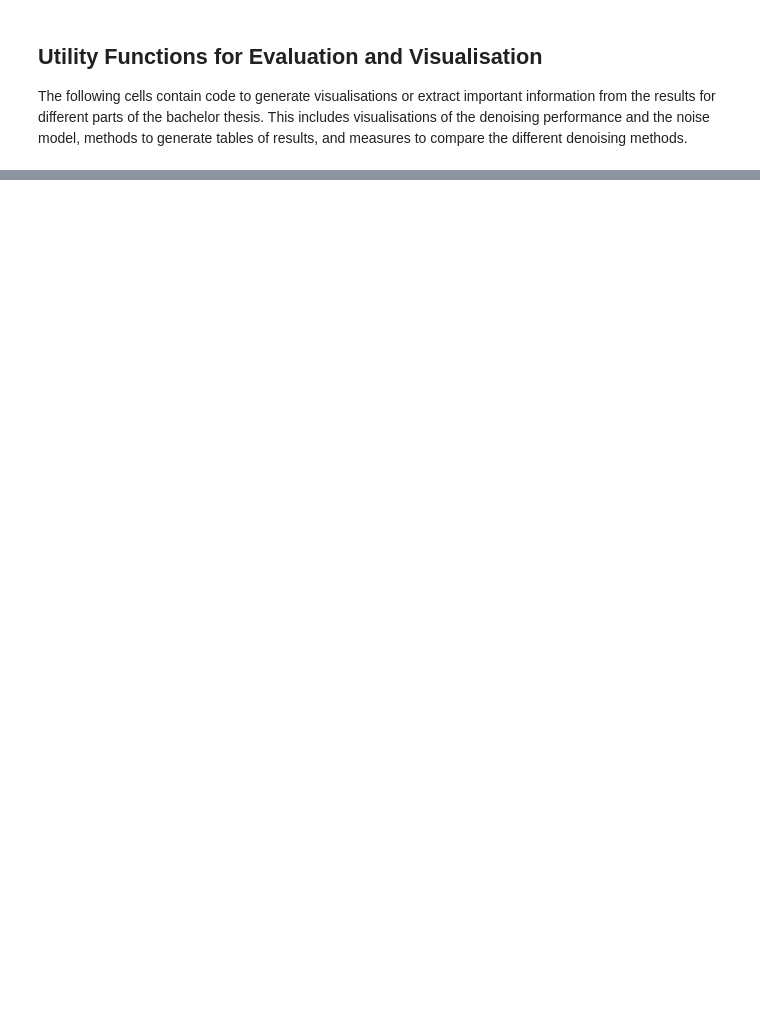
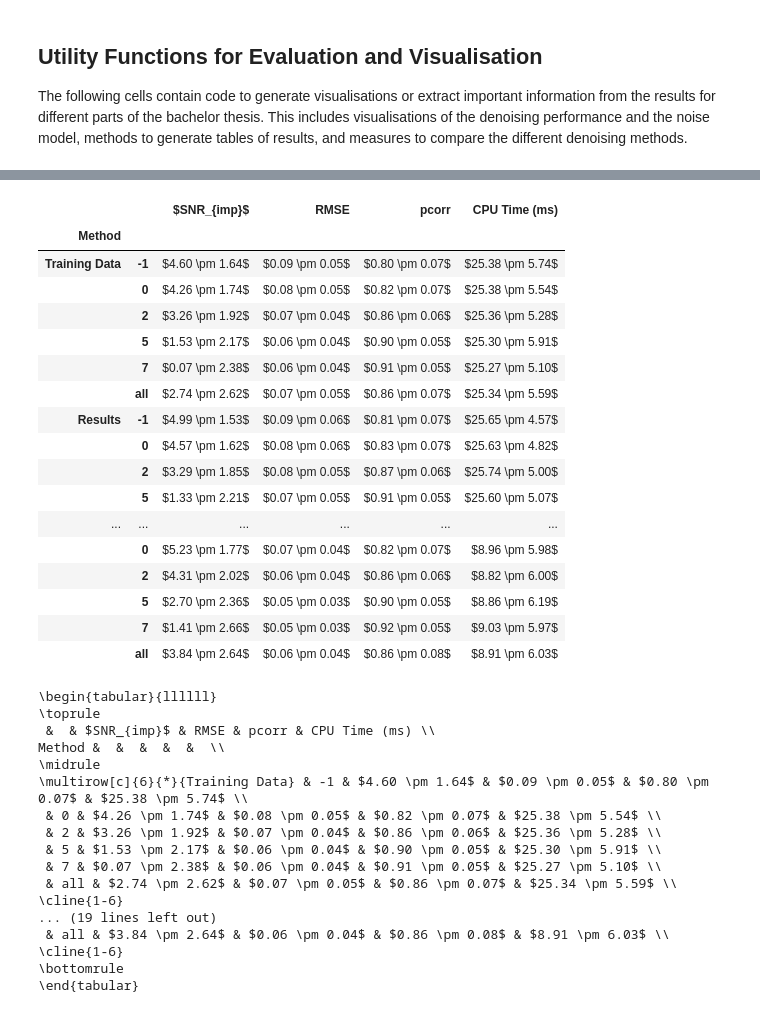
Before and after one commit to jonasburian/Bachelor-Thesis-Project, a Jupyter notebook: project.ipynb, the cells around one changed output, grey strips where cells are left out. Drawn from its saved outputs; the diff is of its cells as text; code cells hidden in the pictures; blank space fills up the shorter version.

```diff
--- a/project.ipynb
+++ b/project.ipynb
@@ -1430,37 +1536,73 @@ with open(filename) as json_file:
 # For the last experiment only the pcorr and RMSE are displayed.
 
 # The path to the respective results file
-filename = 'results/3/complete/results.json'
+filename = 'results/0/results.json'
 results = json.load(open(filename))
 
 # The respective target_snr values from the config of the results file that should appear in the table
-target_snr_print = ['ECG Noise', 'ECG Predicted']
+# target_snr_print = ['ECG Noise', 'ECG Predicted']
 # target_snr_print = ['all']
-# target_snr_print = ['-1', '0', '2', '5', '7', 'all']
+target_snr_print = ['-1', '0', '2', '5', '7', 'all']
 
 last_exp = target_snr_print == ['ECG Noise', 'ECG Predicted']
 
 header = [[method, scope]  for method in results.keys() for scope in target_snr_print]
 column_names = pd.DataFrame(header, columns=['Method', ''])
 
 rows = [[], [], [], []]
 for method, scope in header:
         rows[0].append(f"${results[method][scope]['snr_imp']['mean']:.2f} \pm {results[method][scope]['snr_imp']['sd']:.2f}$")
         rows[1].append(f"${results[method][scope]['rmse']['mean']:.2f} \pm {results[method][scope]['rmse']['sd']:.2f}$")
         rows[2].append(f"${results[method][scope]['pcorr']['mean']:.2f} \pm {results[method][scope]['pcorr']['sd']:.2f}$")
         rows[3].append(f"${results[method][scope]['cpu_time']['mean']*1000:.2f} \pm {results[method][scope]['cpu_time']['sd']*1000:.2f}$")
 
 if last_exp:
         rows = rows[1:3]
 
 columns = pd.MultiIndex.from_frame(column_names)
 index = ['RMSE', 'pcorr'] if last_exp else ['$SNR_{imp}$', 'RMSE', 'pcorr', 'CPU Time (ms)']
 
 df = pd.DataFrame(rows, columns=columns, index=index)
 df = df.T # Transpose the dataframe so that the evaluation methods are in the columns and the methods and target_snr values in the rows.
 display(df)
 
 print(df.style.to_latex(clines='skip-last;data', multirow_align='c', sparse_columns=True, sparse_index=True, hrules=True))
+# %% [output]
+|  |  | $SNR_{imp}$ | RMSE | pcorr | CPU Time (ms) |
+| Method |  |  |  |  |  |
+| Training Data | -1 | $4.60 \pm 1.64$ | $0.09 \pm 0.05$ | $0.80 \pm 0.07$ | $25.38 \pm 5.74$ |
+|  | 0 | $4.26 \pm 1.74$ | $0.08 \pm 0.05$ | $0.82 \pm 0.07$ | $25.38 \pm 5.54$ |
+|  | 2 | $3.26 \pm 1.92$ | $0.07 \pm 0.04$ | $0.86 \pm 0.06$ | $25.36 \pm 5.28$ |
+|  | 5 | $1.53 \pm 2.17$ | $0.06 \pm 0.04$ | $0.90 \pm 0.05$ | $25.30 \pm 5.91$ |
+|  | 7 | $0.07 \pm 2.38$ | $0.06 \pm 0.04$ | $0.91 \pm 0.05$ | $25.27 \pm 5.10$ |
+|  | all | $2.74 \pm 2.62$ | $0.07 \pm 0.05$ | $0.86 \pm 0.07$ | $25.34 \pm 5.59$ |
+| Results | -1 | $4.99 \pm 1.53$ | $0.09 \pm 0.06$ | $0.81 \pm 0.07$ | $25.65 \pm 4.57$ |
+|  | 0 | $4.57 \pm 1.62$ | $0.08 \pm 0.06$ | $0.83 \pm 0.07$ | $25.63 \pm 4.82$ |
+|  | 2 | $3.29 \pm 1.85$ | $0.08 \pm 0.05$ | $0.87 \pm 0.06$ | $25.74 \pm 5.00$ |
+|  | 5 | $1.33 \pm 2.21$ | $0.07 \pm 0.05$ | $0.91 \pm 0.05$ | $25.60 \pm 5.07$ |
+| ... | ... | ... | ... | ... | ... |
+|  | 0 | $5.23 \pm 1.77$ | $0.07 \pm 0.04$ | $0.82 \pm 0.07$ | $8.96 \pm 5.98$ |
+|  | 2 | $4.31 \pm 2.02$ | $0.06 \pm 0.04$ | $0.86 \pm 0.06$ | $8.82 \pm 6.00$ |
+|  | 5 | $2.70 \pm 2.36$ | $0.05 \pm 0.03$ | $0.90 \pm 0.05$ | $8.86 \pm 6.19$ |
+|  | 7 | $1.41 \pm 2.66$ | $0.05 \pm 0.03$ | $0.92 \pm 0.05$ | $9.03 \pm 5.97$ |
+|  | all | $3.84 \pm 2.64$ | $0.06 \pm 0.04$ | $0.86 \pm 0.08$ | $8.91 \pm 6.03$ |
+\begin{tabular}{llllll}
+\toprule
+ &  & $SNR_{imp}$ & RMSE & pcorr & CPU Time (ms) \\
+Method &  &  &  &  &  \\
+\midrule
+\multirow[c]{6}{*}{Training Data} & -1 & $4.60 \pm 1.64$ & $0.09 \pm 0.05$ & $0.80 \pm 0.07$ & $25.38 \pm 5.74$ \\
+ & 0 & $4.26 \pm 1.74$ & $0.08 \pm 0.05$ & $0.82 \pm 0.07$ & $25.38 \pm 5.54$ \\
+ & 2 & $3.26 \pm 1.92$ & $0.07 \pm 0.04$ & $0.86 \pm 0.06$ & $25.36 \pm 5.28$ \\
+ & 5 & $1.53 \pm 2.17$ & $0.06 \pm 0.04$ & $0.90 \pm 0.05$ & $25.30 \pm 5.91$ \\
+ & 7 & $0.07 \pm 2.38$ & $0.06 \pm 0.04$ & $0.91 \pm 0.05$ & $25.27 \pm 5.10$ \\
+ & all & $2.74 \pm 2.62$ & $0.07 \pm 0.05$ & $0.86 \pm 0.07$ & $25.34 \pm 5.59$ \\
+\cline{1-6}
+... (19 lines left out)
+ & all & $3.84 \pm 2.64$ & $0.06 \pm 0.04$ & $0.86 \pm 0.08$ & $8.91 \pm 6.03$ \\
+\cline{1-6}
+\bottomrule
+\end{tabular}
 # %%
 # VISUALISATION FOR WGN NOISE
 
```
Also changed, not shown: parts of 16 cells of this notebook, 2 other files.
